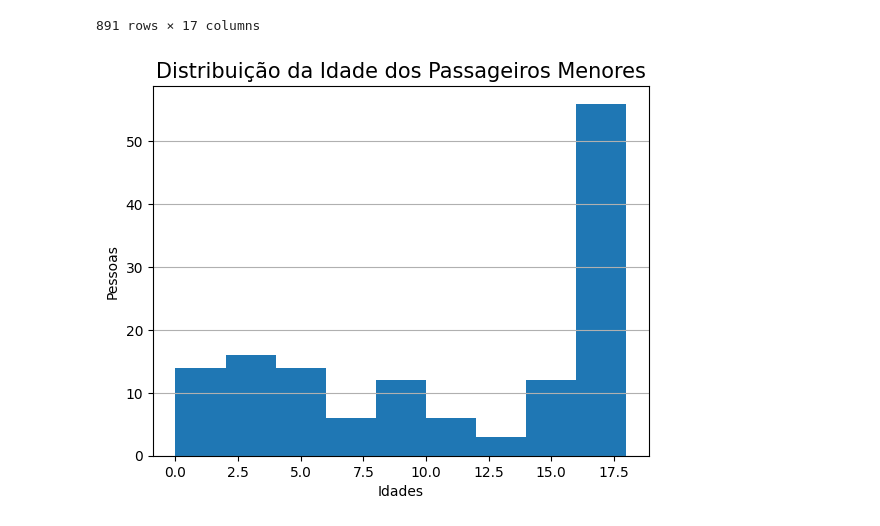
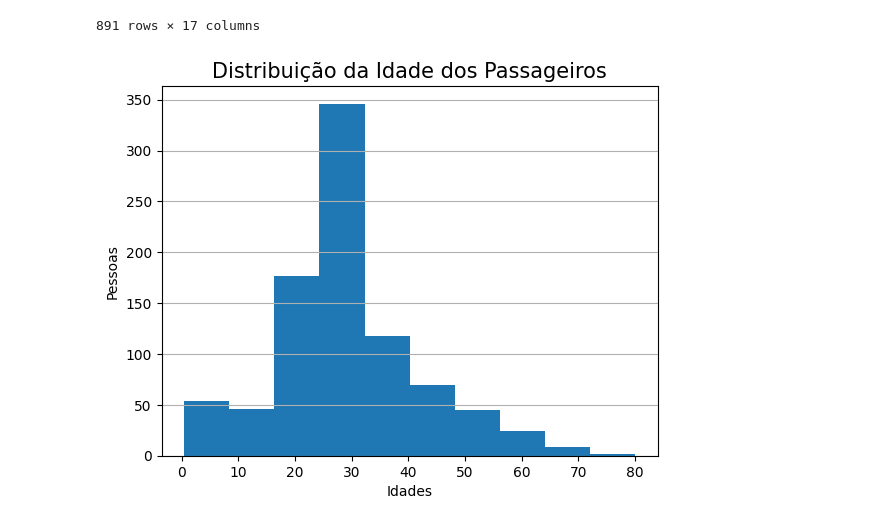
Before and after one commit to Didass7/DataScienceTraining, a Jupyter notebook: notebooks/TitanicTraining4.ipynb, the cells around one changed output. Cells and saved outputs as stored; diff of their text form; code cells hidden in the pictures.

```diff
--- a/notebooks/TitanicTraining4.ipynb
+++ b/notebooks/TitanicTraining4.ipynb
@@ -412,10 +412,11 @@ df
 # %%
 import matplotlib.pyplot as plt
 # %%
-plt.hist(df['age'], bins=[0,2,4,6,8,10,12,14,16,18])
-plt.title("Distribuição da Idade dos Passageiros Menores", fontsize=15)
+#histograma da idade dos passageiros
+plt.hist(df['age'])
+plt.title("Distribuição da Idade dos Passageiros", fontsize=15)
 plt.xlabel("Idades")
 plt.ylabel("Pessoas")
 plt.grid(axis='y')
 # %% [output]
-[figure, old version]
+[figure, new version]
```
Also changed, not shown: parts of 8 cells of this notebook.
